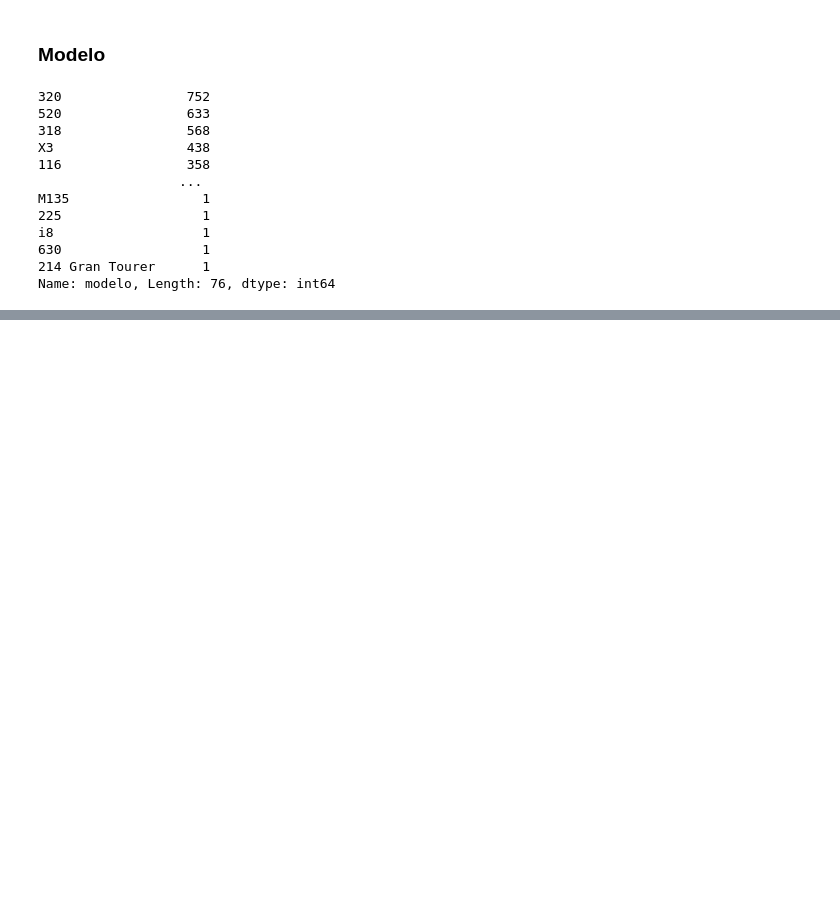
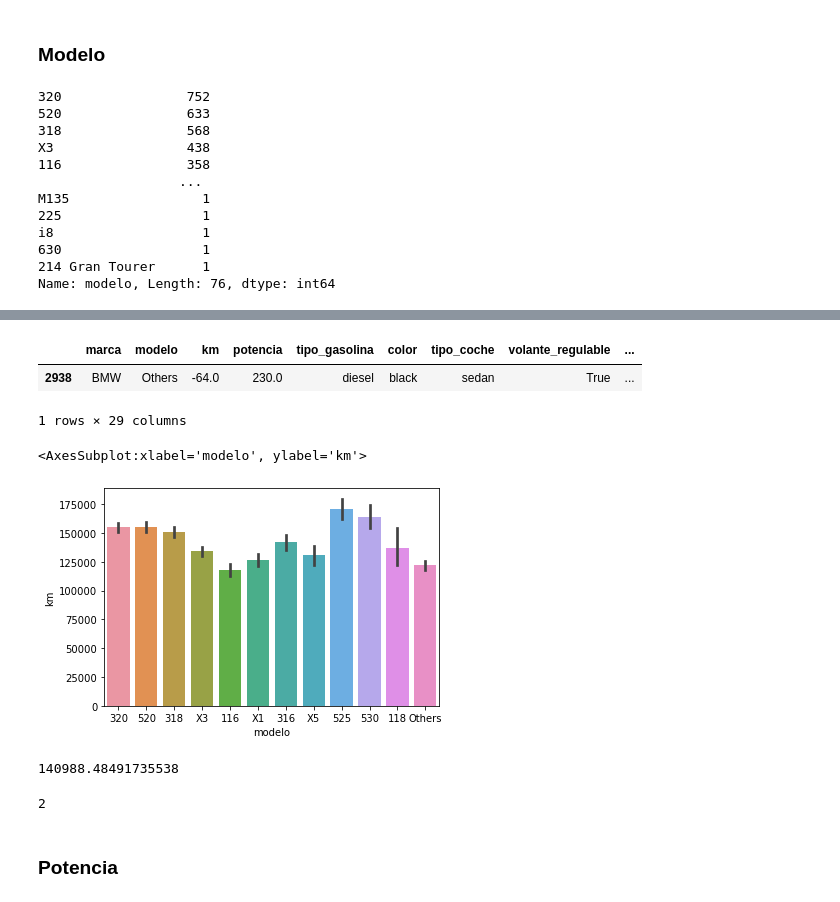
Before and after one commit to jgrau90/BMW_Regression, a Jupyter notebook: bmw_regression.ipynb, the cells around one changed output, grey strips where cells are left out. Saved outputs shown, nothing was run; the diff lists cells and outputs as text; code cells hidden in the pictures; blank space fills up the shorter version.

```diff
--- a/bmw_regression.ipynb
+++ b/bmw_regression.ipynb
@@ -150,0 +291,2 @@ IndexingError: Unalignable boolean Series provided as indexer (index of the bool
+# %%
+df.drop('fecha_registro', axis = 1, inplace = True)
@@ -150,0 +299,11 @@ IndexingError: Unalignable boolean Series provided as indexer (index of the bool
+# %%
+df['fecha_venta'] = pd.to_datetime(df['fecha_venta'])
+# %%
+df['year_venta'] = df['fecha_venta'].dt.year
+df['month_venta'] = df['fecha_venta'].dt.month
+df['day_venta'] = df['fecha_venta'].dt.day
+df['weekday_venta'] = df['fecha_venta'].dt.weekday
+df['quarter_venta'] = df['fecha_venta'].dt.quarter
+df['week_venta'] = df['fecha_venta'].dt.week
+# %%
+df.drop('fecha_venta', axis = 1, inplace = True)
@@ -150,0 +326,15 @@ IndexingError: Unalignable boolean Series provided as indexer (index of the bool
+# %%
+df[df['km']<0]
+# %% [output]
+|  | marca | modelo | km | potencia | tipo_gasolina | color | tipo_coche | volante_regulable | ... |
+| 2938 | BMW | Others | -64.0 | 230.0 | diesel | black | sedan | True | ... |
+1 rows × 29 columns
+# %%
+sns.barplot(data = df, x = 'modelo', y = 'km')
+# %% [output]
+<AxesSubplot:xlabel='modelo', ylabel='km'>
+[figure, added]
+# %%
+df[df['km']>0]['km'].mean()
+# %% [output]
+140988.48491735538
@@ -150,0 +343,4 @@ IndexingError: Unalignable boolean Series provided as indexer (index of the bool
+# %%
+df['km'].isnull().sum()
+# %% [output]
+2
@@ -150,0 +349,2 @@ IndexingError: Unalignable boolean Series provided as indexer (index of the bool
+# %% [markdown]
+### Potencia
```
Also changed, not shown: parts of 82 cells of this notebook, 1 other file.
